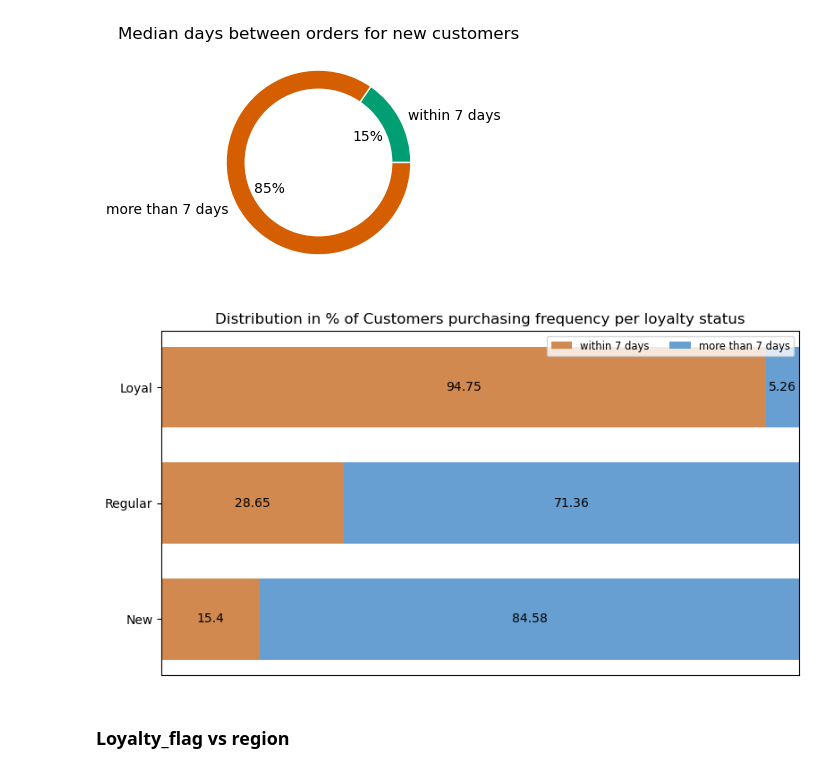
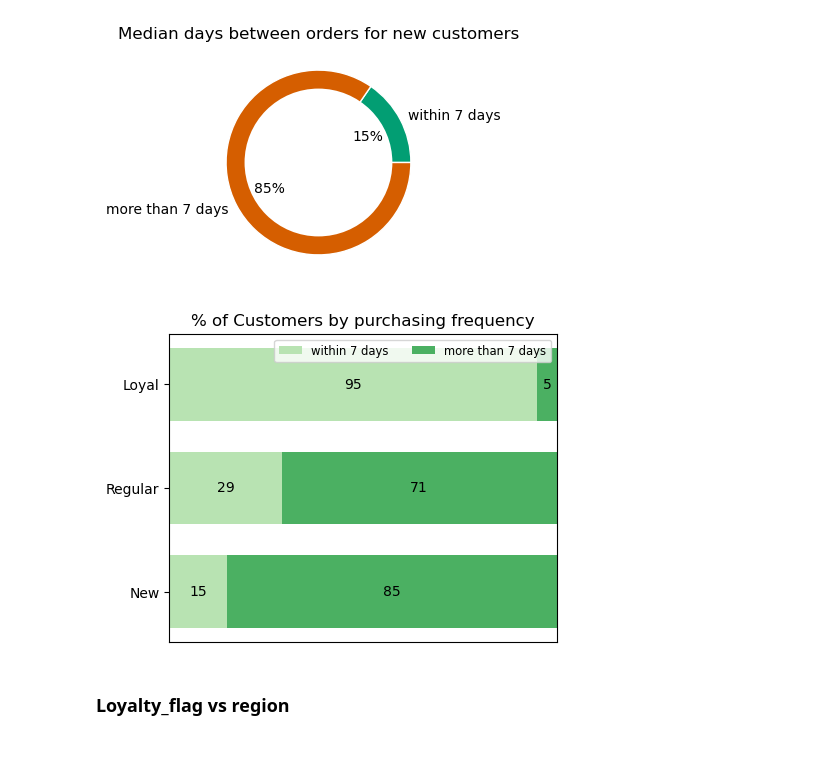
Before and after one commit to NevesFernandes/instacart, a Jupyter notebook: 3_Scripts/4_10_Coding_Etiquette_and_Excel_Reporting.ipynb, the cells around one changed output. Saved outputs shown, nothing was run; the diff lists cells and outputs as text; code cells hidden in the pictures.

Commit message:
Horizontal Bar chart creation for portfolio

```diff
--- a/3_Scripts/4_10_Coding_Etiquette_and_Excel_Reporting.ipynb
+++ b/3_Scripts/4_10_Coding_Etiquette_and_Excel_Reporting.ipynb
@@ -857,10 +857,13 @@ lst_loyal_values = [df_loyal_less_eq_7, df_loyal_more_7]
 lst_regular_values = [df_regular_less_eq_7, df_regular_more_7]
 lst_new_values = [df_new_less_eq_7, df_new_more_7]
 # %%
-values_dict={'Loyal': lst_loyal_values,
-             'Regular': lst_regular_values,
-             'New': lst_new_values}
+values_dict={'Loyal': [round(x,0) for x in lst_loyal_values],
+             'Regular': [round(x,0) for x in lst_regular_values],
+             'New': [round(x,0) for x in lst_new_values]}
 # %%
+# This function was inspired and adapted from the example in the url below
+# https://matplotlib.org/stable/gallery/lines_bars_and_markers/horizontal_barchart_distribution.html#sphx-glr-gallery-lines-bars-and-markers-horizontal-barchart-distribution-py
+
 def stacked_barh_chart(values_dict, category_names):
     """
     Parameters
@@ -875,10 +878,10 @@ def stacked_barh_chart(values_dict, category_names):
     labels = list(values_dict.keys())
     data = np.array(list(values_dict.values()))
     data_cum = data.cumsum(axis=1)
-    category_colors = plt.colormaps['managua'](
-        np.linspace(0.15, 0.85, data.shape[1]))
+    category_colors = plt.colormaps['Greens'](
+        np.linspace(0.30, 0.60, data.shape[1]))
 
-    fig, ax = plt.subplots(figsize=(9.2, 5))
+    fig, ax = plt.subplots(figsize=(5, 4))
     ax.invert_yaxis()
     ax.xaxis.set_visible(False)
     ax.set_xlim(0, np.sum(data, axis=1).max())
@@ -894,10 +897,10 @@ def stacked_barh_chart(values_dict, category_names):
     return fig
 # %%
 barh_median_by_loyalty = stacked_barh_chart(values_dict, category_names)
-plt.title('Distribution in % of Customers purchasing frequency per loyalty status')
+plt.title('% of Customers by purchasing frequency')
 plt.show()
 # %% [output]
-[figure, old version]
+[figure, new version]
 # %% [markdown]
 ### Loyalty_flag vs region
 # %%
```
Also changed, not shown: 1 other file.
